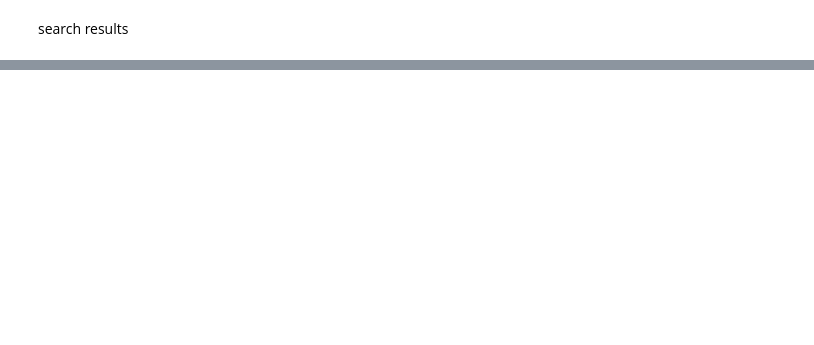
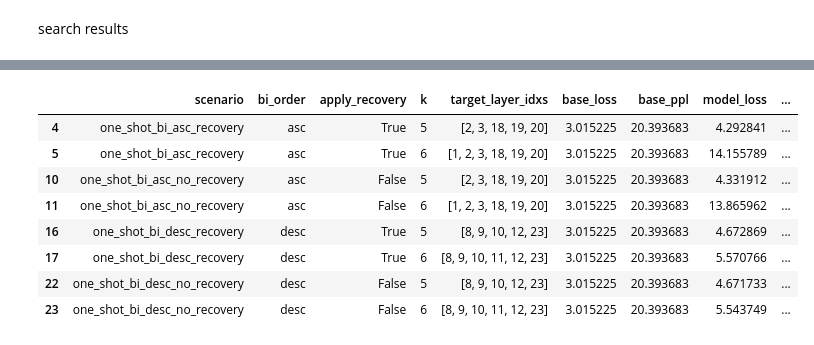
Before and after one commit to Sammuel21/diploma-thesis-block-replacement, a Jupyter notebook: notebooks/mvp/analysis.ipynb, the cells around one changed output, grey strips where cells are left out. Drawn from its saved outputs; the diff is of its cells as text; code cells hidden in the pictures; blank space fills up the shorter version.

```diff
--- a/notebooks/mvp/analysis.ipynb
+++ b/notebooks/mvp/analysis.ipynb
@@ -309,0 +352,12 @@ search_df
+# %%
+search_df[search_df['k'].isin([5, 6])]
+# %% [output]
+|  | scenario | bi_order | apply_recovery | k | target_layer_idxs | base_loss | base_ppl | model_loss | ... |
+| 4 | one_shot_bi_asc_recovery | asc | True | 5 | [2, 3, 18, 19, 20] | 3.015225 | 20.393683 | 4.292841 | ... |
+| 5 | one_shot_bi_asc_recovery | asc | True | 6 | [1, 2, 3, 18, 19, 20] | 3.015225 | 20.393683 | 14.155789 | ... |
+| 10 | one_shot_bi_asc_no_recovery | asc | False | 5 | [2, 3, 18, 19, 20] | 3.015225 | 20.393683 | 4.331912 | ... |
+| 11 | one_shot_bi_asc_no_recovery | asc | False | 6 | [1, 2, 3, 18, 19, 20] | 3.015225 | 20.393683 | 13.865962 | ... |
+| 16 | one_shot_bi_desc_recovery | desc | True | 5 | [8, 9, 10, 12, 23] | 3.015225 | 20.393683 | 4.672869 | ... |
+| 17 | one_shot_bi_desc_recovery | desc | True | 6 | [8, 9, 10, 11, 12, 23] | 3.015225 | 20.393683 | 5.570766 | ... |
+| 22 | one_shot_bi_desc_no_recovery | desc | False | 5 | [8, 9, 10, 12, 23] | 3.015225 | 20.393683 | 4.671733 | ... |
+| 23 | one_shot_bi_desc_no_recovery | desc | False | 6 | [8, 9, 10, 11, 12, 23] | 3.015225 | 20.393683 | 5.543749 | ... |
```
Also changed, not shown: parts of 8 cells of this notebook, 4 other files.
